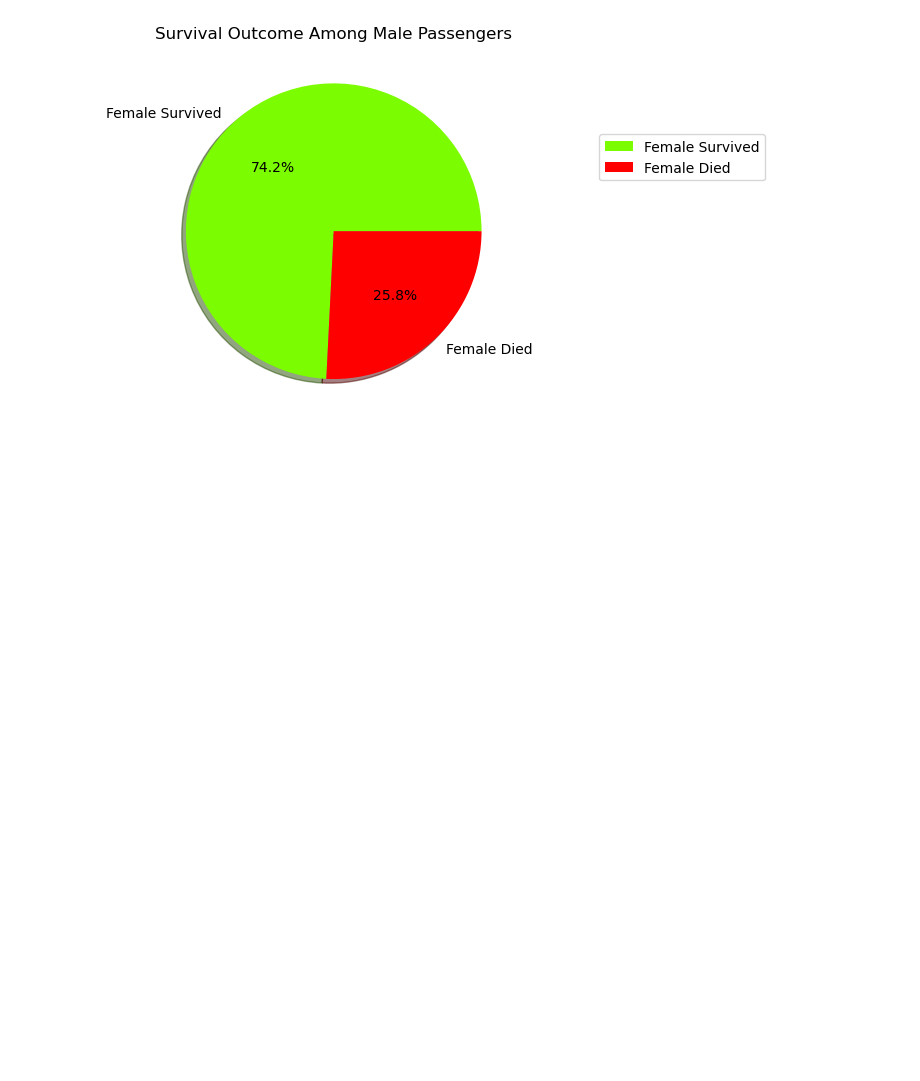
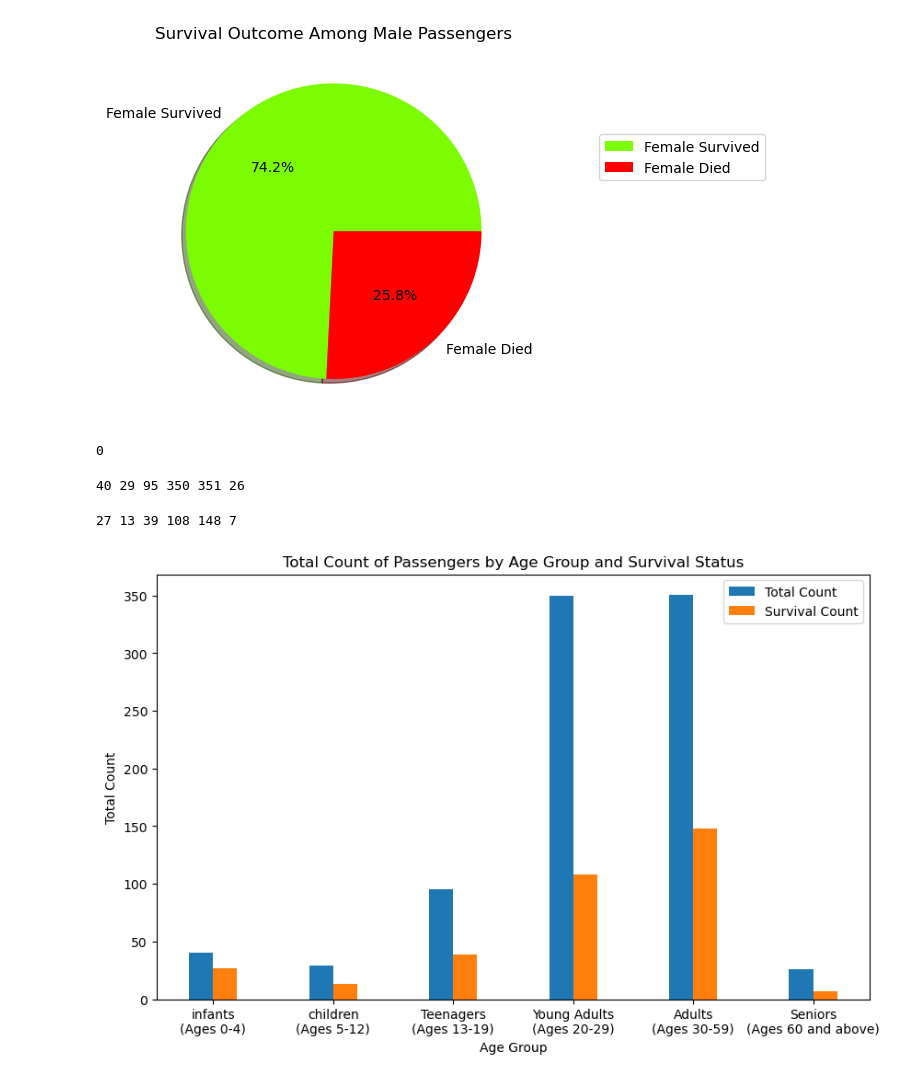
Before and after one commit to shiffa-04/Titanic-Data-set, a Jupyter notebook: Data-set.ipynb, the cells around one changed output. Saved outputs shown, nothing was run; the diff lists cells and outputs as text; code cells hidden in the pictures; blank space fills up the shorter version.

Commit message:
Total Count of Passengers by Age Group and Survival Status
Calculated distribution based on Age Group , also calculated survival rate and plotted graph for same

```diff
--- a/Data-set.ipynb
+++ b/Data-set.ipynb
@@ -194,3 +194,72 @@ plt.legend(loc ='center left', bbox_to_anchor=(1.2,0.7))
 plt.show()
 # %% [output]
 [figure]
+# %%
+#filling missing Age value for males based on class
+
+meanAgeMale = df[df['Sex']=="male"].groupby('Pclass')["Age"].mean()
+
+for pclass , meanAge in meanAgeMale.items():
+    df.loc[(df['Sex']=="male") & (df['Pclass']==pclass) & df['Age'].isnull(), 'Age']=meanAge
+
+#filling missing age values for female based on title
+
+MeanMissTitle = df[df['Name'].str.contains('Miss') & (df['Sex']=='female')]['Age'].mean()
+df.loc[df['Name'].str.contains('Miss') & (df['Sex']=='female') &(df['Age'].isnull()), 'Age'] = MeanMissTitle
+
+MeanMrsTitle = df[df['Name'].str.contains('Mrs') & (df['Sex']=="female")]['Age'].mean()
+df.loc[(df['Sex']=="female") & (df['Name'].str.contains('Mrs')) & df['Age'].isnull(), 'Age'] = MeanMrsTitle
+
+print(df['Age'].isnull().sum())
+# %% [output]
+0
+# %%
+#------------Distribution of Age Group------------------
+
+infants = ((df['Age']  > 0) & (df["Age"] <= 4)).sum()
+children = ((df['Age'] >= 5) & (df["Age"] <=12)).sum()
+Teenagers = ((df['Age'] >=13) & (df["Age"] <= 19)).sum()
+YoungAdults = ((df['Age'] >=20) & (df["Age"]<= 29)).sum()
+Adults = ((df['Age'] >=30) & (df["Age"] <= 59)).sum()
+Seniors = (df['Age'] >=60).sum()
+print(infants,children,Teenagers,YoungAdults,Adults,Seniors)
+# %% [output]
+40 29 95 350 351 26
+# %%
+#------------Survival based on Age Group--------------
+
+sur_infants = (((df['Age']  > 0) & (df["Age"] <= 4)) & df['Survived']==1).sum()
+sur_children =(((df['Age'] >= 5) & (df["Age"] <=12)) & df['Survived']==1).sum()
+sur_Teenagers = (((df['Age'] >=13) & (df["Age"] <= 19)) & df['Survived']==1).sum()
+sur_YoungAdults = (((df['Age'] >=20) & (df["Age"]<= 29)) & df['Survived']==1).sum()
+sur_Adults = (((df['Age'] >=30) & (df["Age"] <= 59)) & df['Survived']==1).sum()
+sur_Seniors = ((df['Age'] >=60) & df['Survived']==1).sum()
+print(sur_infants, sur_children, sur_Teenagers, sur_YoungAdults, sur_Adults, sur_Seniors)
+# %% [output]
+27 13 39 108 148 7
+# %%
+import numpy as np
+
+# age_group = ['infants', 'children', 'Teenagers', 'Young Adults', 'Adults', 'Seniors']
+
+#count--------
+count =[infants, children, Teenagers, YoungAdults, Adults, Seniors]
+survived_count = [sur_infants, sur_children, sur_Teenagers, sur_YoungAdults, sur_Adults, sur_Seniors]
+
+bar_width=0.20
+
+index = np.arange(len(count))
+
+plt.figure(figsize=(10, 6))
+plt.bar(index,count, bar_width, label = "Total Count")
+plt.bar(index + 0.20, survived_count, bar_width, label = "Survival Count")
+
+
+plt.title('Total Count of Passengers by Age Group and Survival Status')
+plt.xlabel("Age Group")
+plt.ylabel("Total Count")
+plt.xticks(index + 0.10,('infants\n(Ages 0-4)','children\n(Ages 5-12)', 'Teenagers\n(Ages 13-19)', 'Young Adults\n(Ages 20-29)', 'Adults\n(Ages 30-59)','Seniors\n(Ages 60 and above)'))
+plt.legend()
+plt.show()
+# %% [output]
+[figure, added]
```
